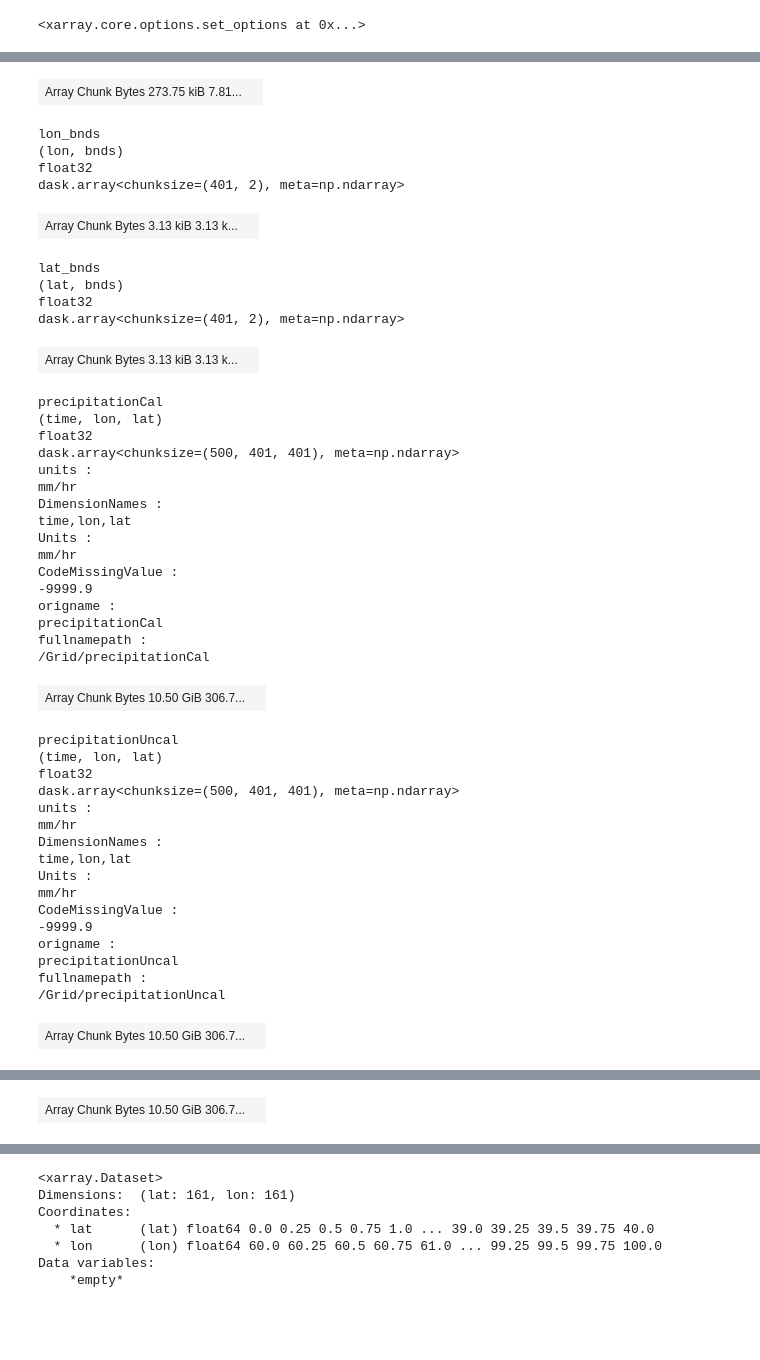
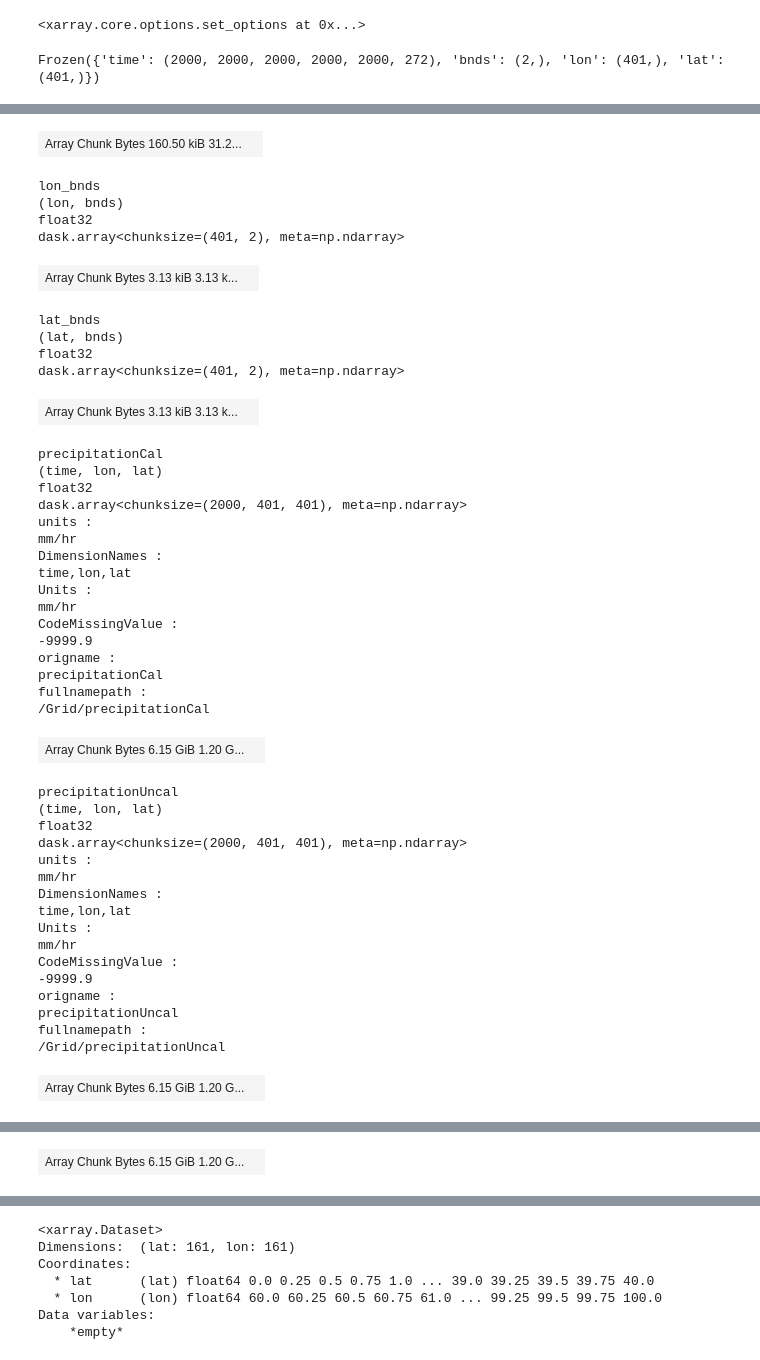
Before and after one commit to adisen99/msc_project, a Jupyter notebook: test.ipynb, the cells around one changed output, grey strips where cells are left out. Cells and saved outputs as stored; diff of their text form; code cells hidden in the pictures; blank space fills up the shorter version.

```diff
--- a/test.ipynb
+++ b/test.ipynb
@@ -25,7 +28,12 @@ xr.set_options(cmap_divergent='RdBu_r', cmap_sequential='GnBu')
 # %% [output]
 <xarray.core.options.set_options at 0x...>
 # %%
-ds1 = xr.open_dataset('./data/GPM_data/gpm_2002.nc', chunks={'time': 500})
+gpm = xr.open_dataset('./data/GPM_data/gpm_2000.nc', chunks={'time': 2000})
+# %%
+gpm.unify_chunks()
+gpm.chunks
+# %% [output]
+Frozen({'time': (2000, 2000, 2000, 2000, 2000, 272), 'bnds': (2,), 'lon': (401,), 'lat': (401,)})
 # %%
-ds1
+gpm
 # %% [output]
@@ -49,4 +57,4 @@ dask.array<chunksize=(500, 2), meta=np.ndarray>
-| Array Chunk Bytes 273.75 kiB 7.81... |  |
+| Array Chunk Bytes 160.50 kiB 31.2... |  |
 lon_bnds
 (lon, bnds)
 float32
@@ -60,7 +68,7 @@ dask.array<chunksize=(401, 2), meta=np.ndarray>
 precipitationCal
 (time, lon, lat)
 float32
-dask.array<chunksize=(500, 401, 401), meta=np.ndarray>
+dask.array<chunksize=(2000, 401, 401), meta=np.ndarray>
 units :
 mm/hr
 DimensionNames :
@@ -73,11 +81,11 @@ origname :
 precipitationCal
 fullnamepath :
 /Grid/precipitationCal
-| Array Chunk Bytes 10.50 GiB 306.7... |  |
+| Array Chunk Bytes 6.15 GiB 1.20 G... |  |
 precipitationUncal
 (time, lon, lat)
 float32
-dask.array<chunksize=(500, 401, 401), meta=np.ndarray>
+dask.array<chunksize=(2000, 401, 401), meta=np.ndarray>
 units :
 mm/hr
 DimensionNames :
@@ -90,7 +98,7 @@ origname :
 precipitationUncal
 fullnamepath :
 /Grid/precipitationUncal
-| Array Chunk Bytes 10.50 GiB 306.7... |  |
+| Array Chunk Bytes 6.15 GiB 1.20 G... |  |
 IRprecipitation
 (time, lon, lat)
 float32
@@ -107,7 +115,7 @@ origname :
 IRprecipitation
 fullnamepath :
 /Grid/IRprecipitation
-| Array Chunk Bytes 10.50 GiB 306.7... |  |
+| Array Chunk Bytes 6.15 GiB 1.20 G... |  |
 Attributes: (9)
 CDI :
 Climate Data Interface version 1.9.10 (https://mpimet.mpg.de/cdi)
```
Also changed, not shown: parts of 23 cells of this notebook, 3 other files.
